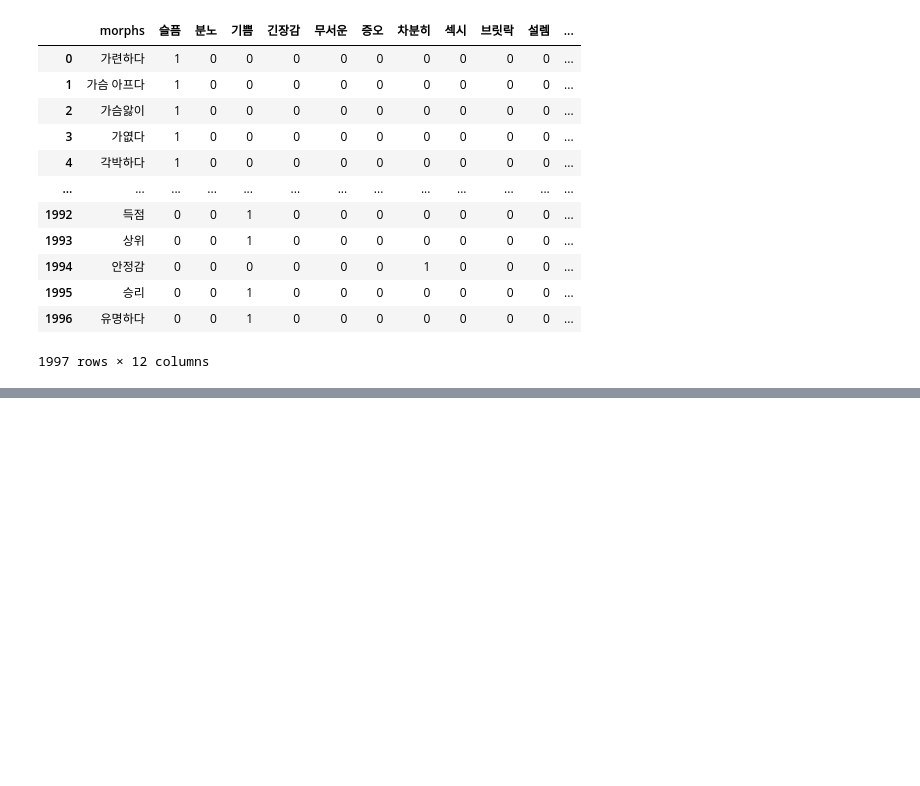
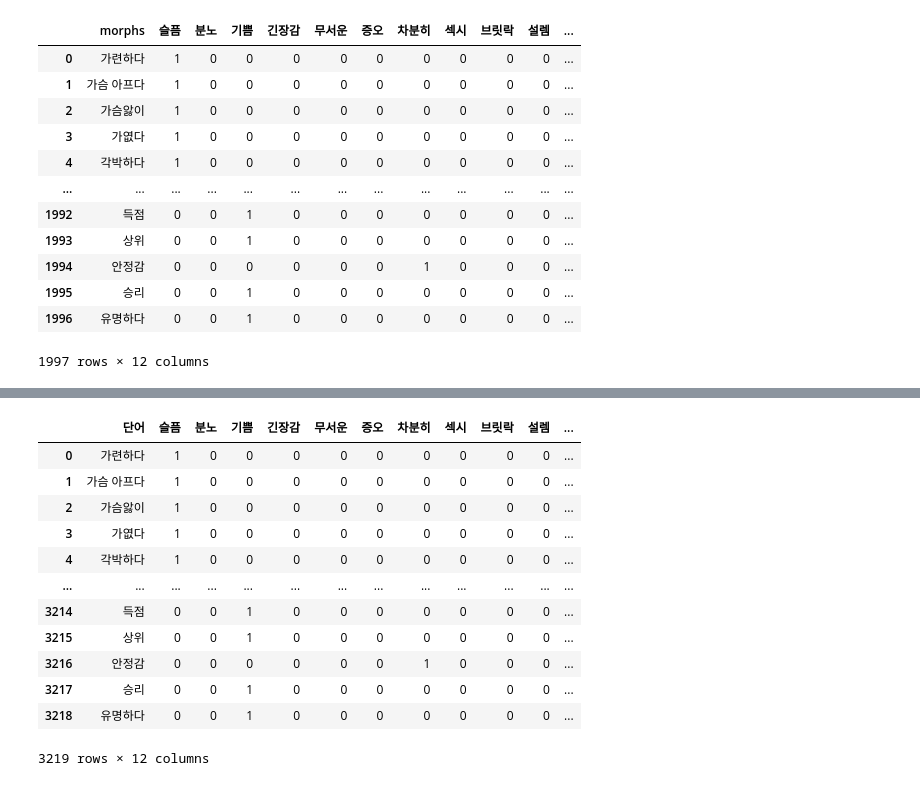
Before and after one commit to cherimlee/Database, a Jupyter notebook: 1st project/tokenqurious.ipynb, the cells around one changed output, grey strips where cells are left out. Saved outputs shown, nothing was run; the diff lists cells and outputs as text; code cells hidden in the pictures; blank space fills up the shorter version.

```diff
--- a/1st project/tokenqurious.ipynb
+++ b/1st project/tokenqurious.ipynb
@@ -332,0 +510,17 @@ final을 토크나이징한다음에 nparrary화시켜서 얘를 카운트같은
+# %%
+wholeemo = pd.read_excel('./정연_채림_emotion (1).xlsx')
+wholeemo
+# %% [output]
+|  | 단어 | 슬픔 | 분노 | 기쁨 | 긴장감 | 무서운 | 증오 | 차분히 | 섹시 | 브릿락 | 설렘 | ... |
+| 0 | 가련하다 | 1 | 0 | 0 | 0 | 0 | 0 | 0 | 0 | 0 | 0 | ... |
+| 1 | 가슴 아프다 | 1 | 0 | 0 | 0 | 0 | 0 | 0 | 0 | 0 | 0 | ... |
+| 2 | 가슴앓이 | 1 | 0 | 0 | 0 | 0 | 0 | 0 | 0 | 0 | 0 | ... |
+| 3 | 가엾다 | 1 | 0 | 0 | 0 | 0 | 0 | 0 | 0 | 0 | 0 | ... |
+| 4 | 각박하다 | 1 | 0 | 0 | 0 | 0 | 0 | 0 | 0 | 0 | 0 | ... |
+| ... | ... | ... | ... | ... | ... | ... | ... | ... | ... | ... | ... | ... |
+| 3214 | 득점 | 0 | 0 | 1 | 0 | 0 | 0 | 0 | 0 | 0 | 0 | ... |
+| 3215 | 상위 | 0 | 0 | 1 | 0 | 0 | 0 | 0 | 0 | 0 | 0 | ... |
+| 3216 | 안정감 | 0 | 0 | 0 | 0 | 0 | 0 | 1 | 0 | 0 | 0 | ... |
+| 3217 | 승리 | 0 | 0 | 1 | 0 | 0 | 0 | 0 | 0 | 0 | 0 | ... |
+| 3218 | 유명하다 | 0 | 0 | 1 | 0 | 0 | 0 | 0 | 0 | 0 | 0 | ... |
+3219 rows × 12 columns
```
Also changed, not shown: parts of 31 cells of this notebook, 8 other files.
